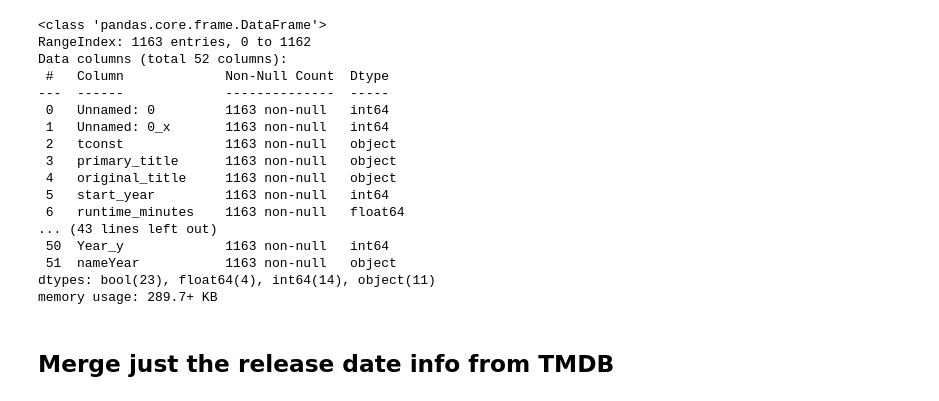
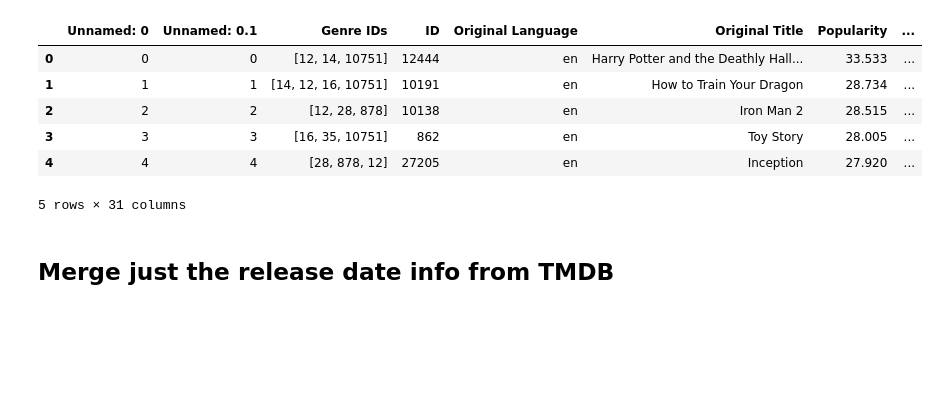
Before and after one commit to houleyemballo/AnalysisMovieData, a Jupyter notebook: Line Graph Visualization.ipynb, the cells around one changed output. Cells and saved outputs as stored; diff of their text form; code cells hidden in the pictures; blank space fills up the shorter version.

```diff
--- a/Line Graph Visualization.ipynb
+++ b/Line Graph Visualization.ipynb
@@ -8,26 +8,16 @@ import matplotlib.patches as mpatches
 
 movie_df = pd.read_csv('Data/Complete_CLEAN_IMDB_Data2.csv')
 movies_w_opening = pd.read_csv('Data/tmdb_movies_df_CLEAN.csv')
-# %%
-movie_df.info()
-# %% [output]
-<class 'pandas.core.frame.DataFrame'>
-RangeIndex: 1163 entries, 0 to 1162
-Data columns (total 52 columns):
- #   Column             Non-Null Count  Dtype
----  ------             --------------  -----
- 0   Unnamed: 0         1163 non-null   int64
- 1   Unnamed: 0_x       1163 non-null   int64
- 2   tconst             1163 non-null   object
- 3   primary_title      1163 non-null   object
- 4   original_title     1163 non-null   object
- 5   start_year         1163 non-null   int64
- 6   runtime_minutes    1163 non-null   float64
-... (43 lines left out)
- 50  Year_y             1163 non-null   int64
- 51  nameYear           1163 non-null   object
-dtypes: bool(23), float64(4), int64(14), object(11)
-memory usage: 289.7+ KB
+# %%
+movies_w_opening.head()
+# %% [output]
+|  | Unnamed: 0 | Unnamed: 0.1 | Genre IDs | ID | Original Language | Original Title | Popularity | ... |
+| 0 | 0 | 0 | [12, 14, 10751] | 12444 | en | Harry Potter and the Deathly Hall... | 33.533 | ... |
+| 1 | 1 | 1 | [14, 12, 16, 10751] | 10191 | en | How to Train Your Dragon | 28.734 | ... |
+| 2 | 2 | 2 | [12, 28, 878] | 10138 | en | Iron Man 2 | 28.515 | ... |
+| 3 | 3 | 3 | [16, 35, 10751] | 862 | en | Toy Story | 28.005 | ... |
+| 4 | 4 | 4 | [28, 878, 12] | 27205 | en | Inception | 27.920 | ... |
+5 rows × 31 columns
 # %%
 #This isn't necessary for the sucess of the code the extra columns just drive me crazy
 col_drop = ['Unnamed: 0','Unnamed: 0_x','start_year_str','Unnamed: 0_y', 'Clean Title','Unnamed: 0_x.1',
```
